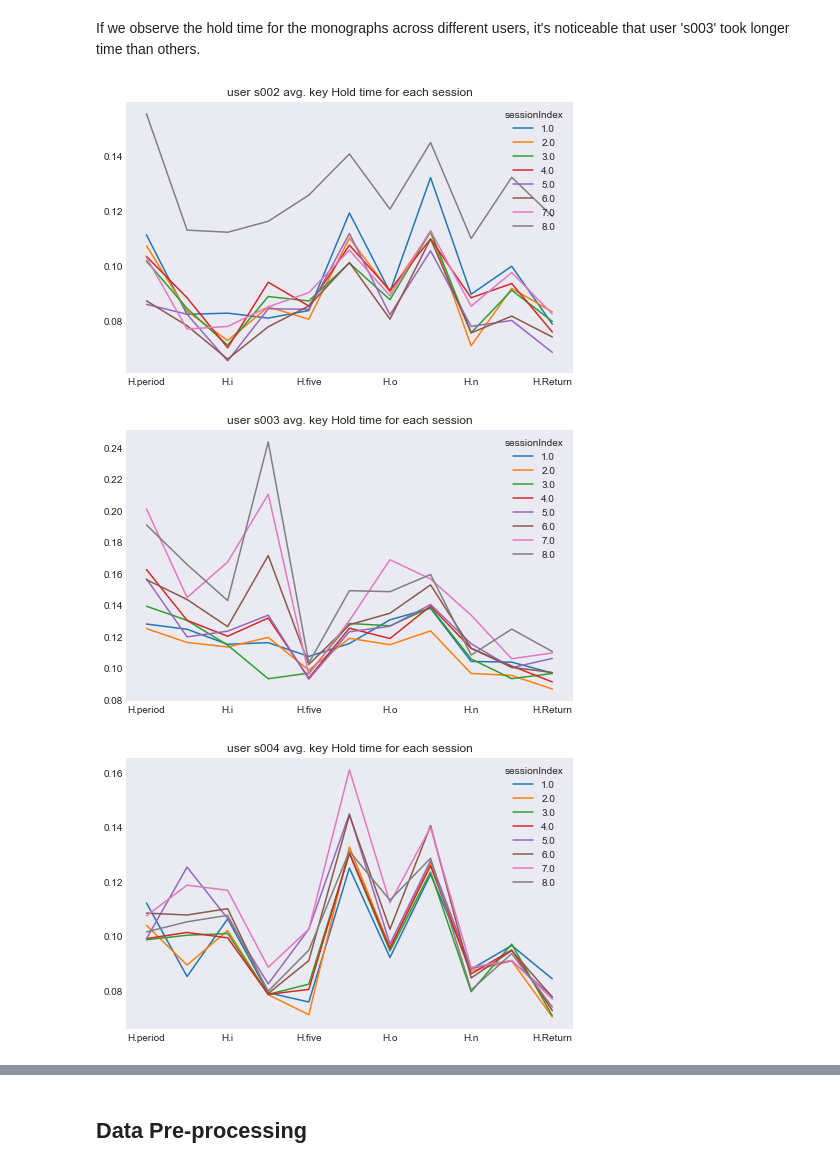
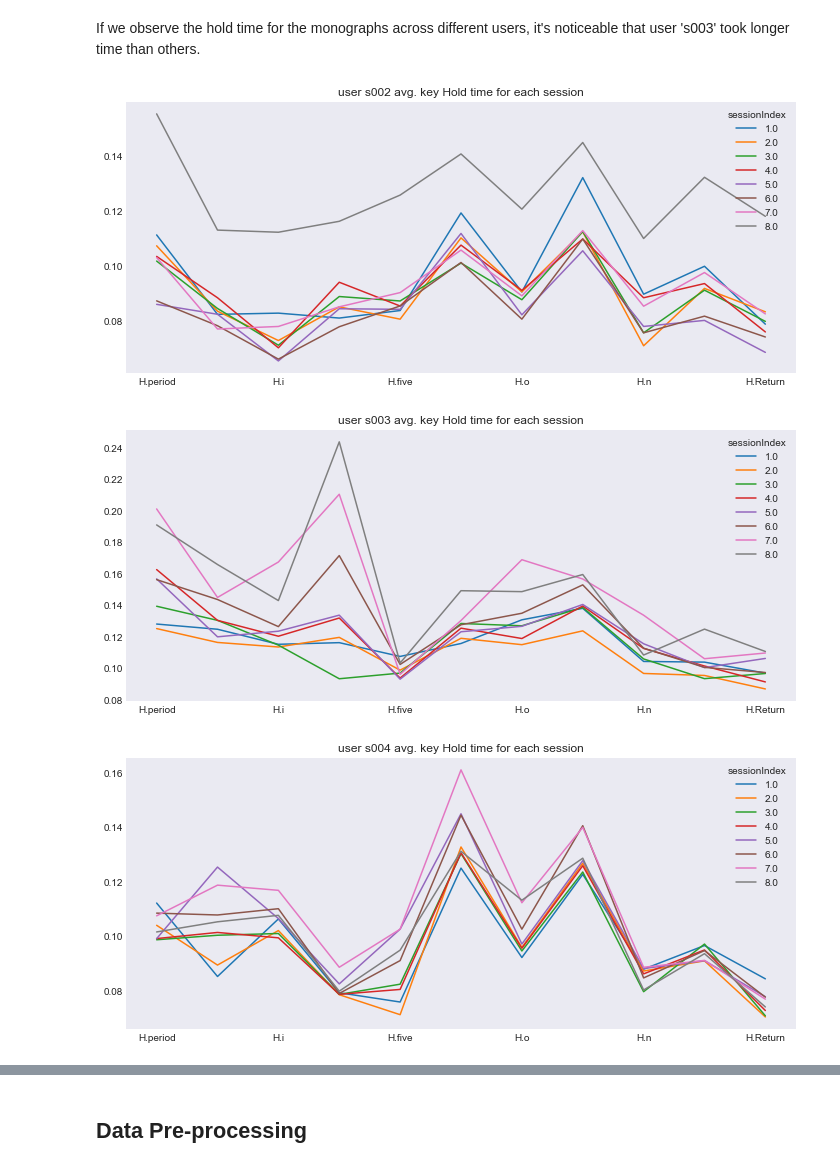
Before and after one commit to pritom007/keystroke, a Jupyter notebook: keystroke.ipynb, the cells around one changed output, grey strips where cells are left out. Saved outputs shown, nothing was run; the diff lists cells and outputs as text; code cells hidden in the pictures.

```diff
--- a/keystroke.ipynb
+++ b/keystroke.ipynb
@@ -175,19 +230,19 @@ If we observe the hold time for the monographs across different users, it's noti
 # %%
 count = 1
 for i in data_visualization['subject'].unique():
     kh_latency_i = data_visualization[h_cols]
     kh_latency_i = kh_latency_i.drop(columns=['rep'], axis=1)
     khls_i = kh_latency_i['subject']
     kh_latency_i = kh_latency_i.where(khls_i.isin([i]))
     kh_latency_i = kh_latency_i.groupby('sessionIndex').agg('mean')
-    kh_latency_i.T.plot(figsize=(8,5), title= 'user '+str(i)+' avg. key Hold time for each session')
+    kh_latency_i.T.plot(figsize=(12,5), title= 'user '+str(i)+' avg. key Hold time for each session')
 
 
     if count==5:
         break
     else:
         count+=1
 # %% [output]
-[figure, old version]
+[figure, new version]
-[figure, old version]
+[figure, new version]
-[figure, old version]
+[figure, new version]
```
Also changed, not shown: parts of 19 cells of this notebook.
